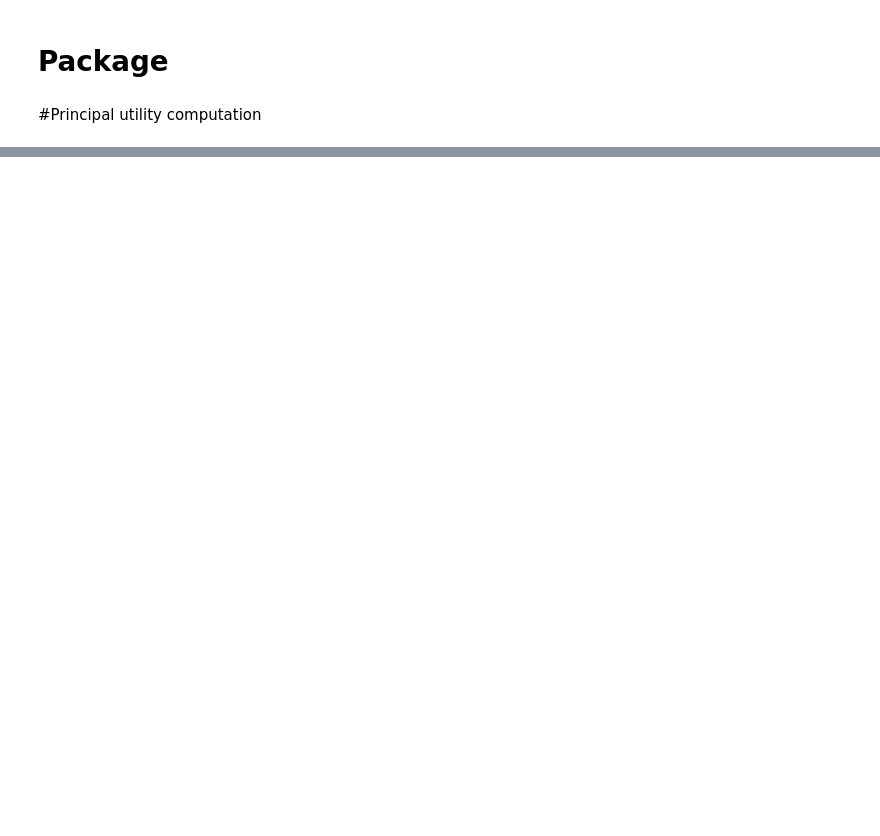
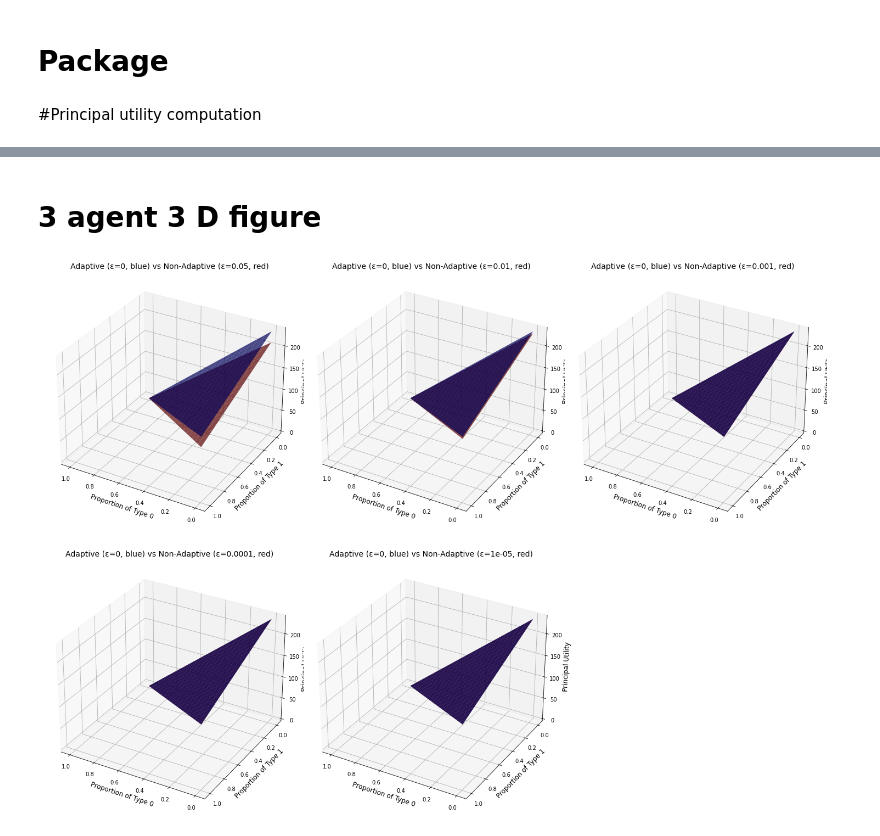
Before and after one commit to dasddassad/Optimally-Auditing-Adversarial-Agents, a Jupyter notebook: Audit simulation.ipynb, the cells around one changed output, grey strips where cells are left out. Cells and saved outputs as stored; diff of their text form; code cells hidden in the pictures; blank space fills up the shorter version.

```diff
--- a/Audit simulation.ipynb
+++ b/Audit simulation.ipynb
@@ -183,0 +189,2 @@ Cost: 1.3300, A1: ✔️, A2: ✔️, A3: ✔️, A4: ✔️, A5: ✔️
+# %% [markdown]
+# 3 agent 3 D figure
@@ -183,0 +249,5 @@ Cost: 1.3300, A1: ✔️, A2: ✔️, A3: ✔️, A4: ✔️, A5: ✔️
+# %%
+if __name__ == "__main__":
+    run_simulation_3d()
+# %% [output]
+[figure, added]
```
Also changed, not shown: parts of 6 cells of this notebook.
